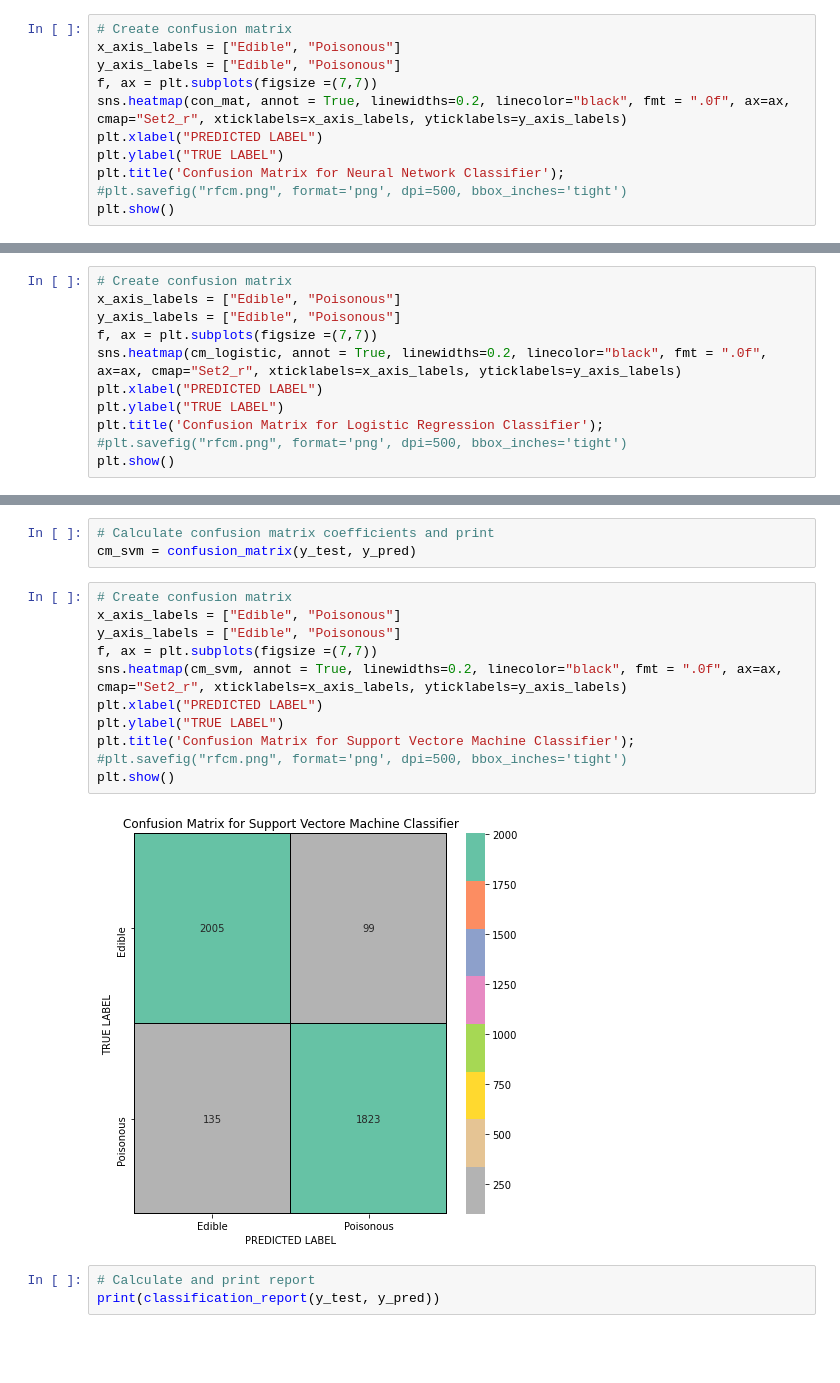
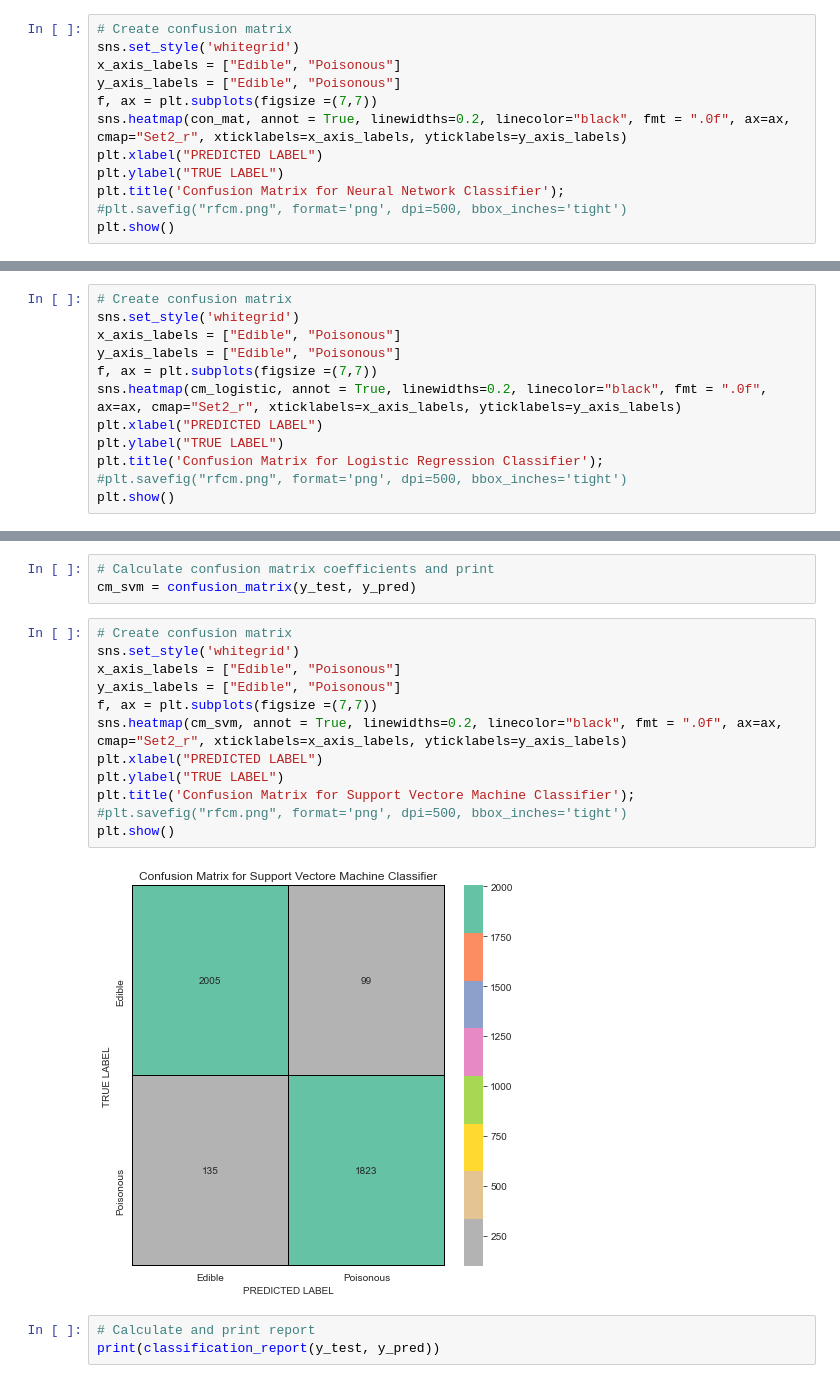
Before and after one commit to Vaishali715/Final_Project, a Jupyter notebook: mushrooms_neural_net.ipynb, the cells around one changed output, grey strips where cells are left out. Cells and saved outputs as stored; diff of their text form; blank space fills up the shorter version.

```diff
--- a/mushrooms_neural_net.ipynb
+++ b/mushrooms_neural_net.ipynb
@@ -340,5 +340,6 @@ array([[1724,  380],
 # %%
 # Create confusion matrix
+sns.set_style('whitegrid')
 x_axis_labels = ["Edible", "Poisonous"]
 y_axis_labels = ["Edible", "Poisonous"]
 f, ax = plt.subplots(figsize =(7,7))
@@ -406,6 +407,7 @@ print(cm_logistic)
  [ 160 1798]]
 # %%
 # Create confusion matrix
+sns.set_style('whitegrid')
 x_axis_labels = ["Edible", "Poisonous"]
 y_axis_labels = ["Edible", "Poisonous"]
 f, ax = plt.subplots(figsize =(7,7))
@@ -493,17 +495,18 @@ results.head()
 cm_svm = confusion_matrix(y_test, y_pred)
 # %%
 # Create confusion matrix
+sns.set_style('whitegrid')
 x_axis_labels = ["Edible", "Poisonous"]
 y_axis_labels = ["Edible", "Poisonous"]
 f, ax = plt.subplots(figsize =(7,7))
 sns.heatmap(cm_svm, annot = True, linewidths=0.2, linecolor="black", fmt = ".0f", ax=ax, cmap="Set2_r", xticklabels=x_axis_labels, yticklabels=y_axis_labels)
 plt.xlabel("PREDICTED LABEL")
 plt.ylabel("TRUE LABEL")
 plt.title('Confusion Matrix for Support Vectore Machine Classifier');
 #plt.savefig("rfcm.png", format='png', dpi=500, bbox_inches='tight')
 plt.show()
 # %% [output]
-[figure, old version]
+[figure, new version]
 # %%
 # Calculate and print report
 print(classification_report(y_test, y_pred))
```
Also changed, not shown: parts of 11 cells of this notebook, 4 other files.
